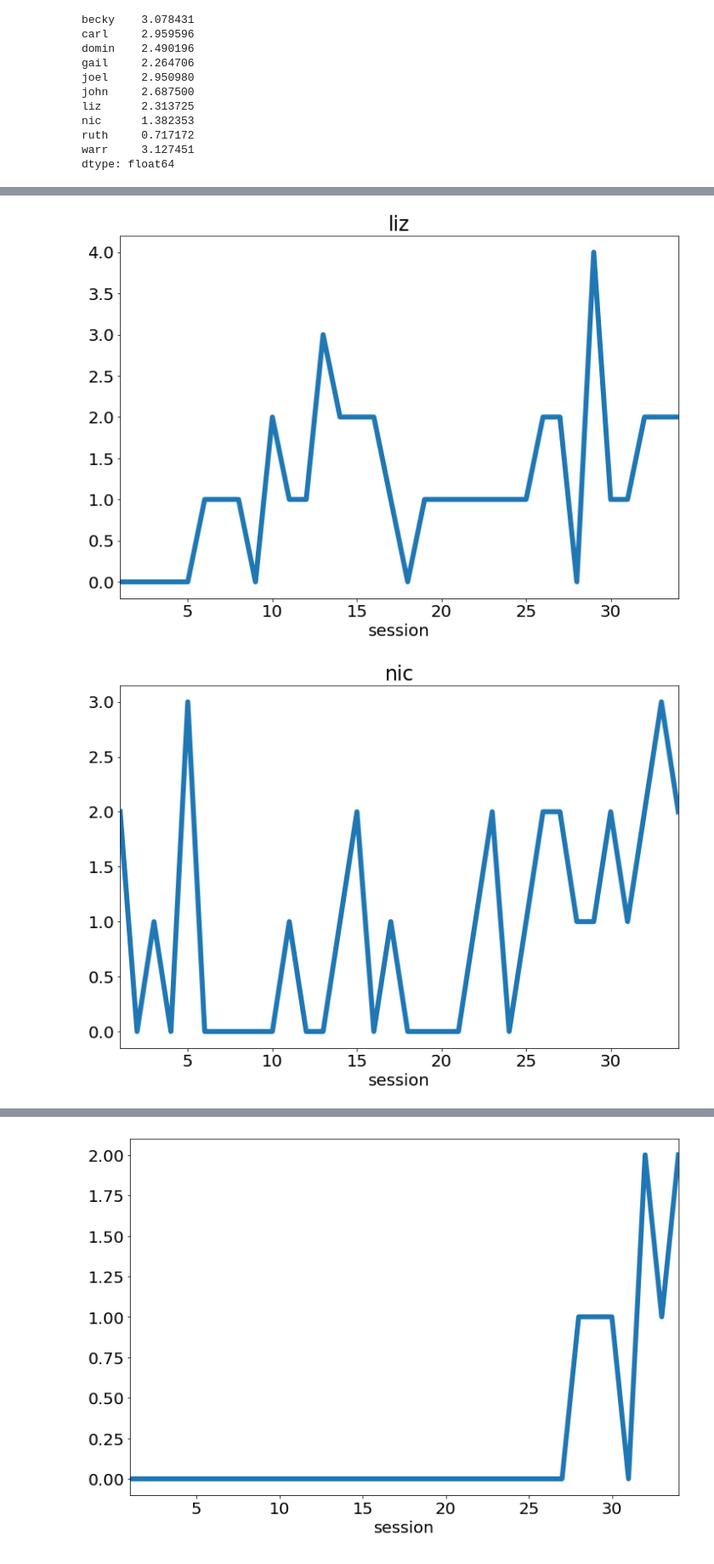
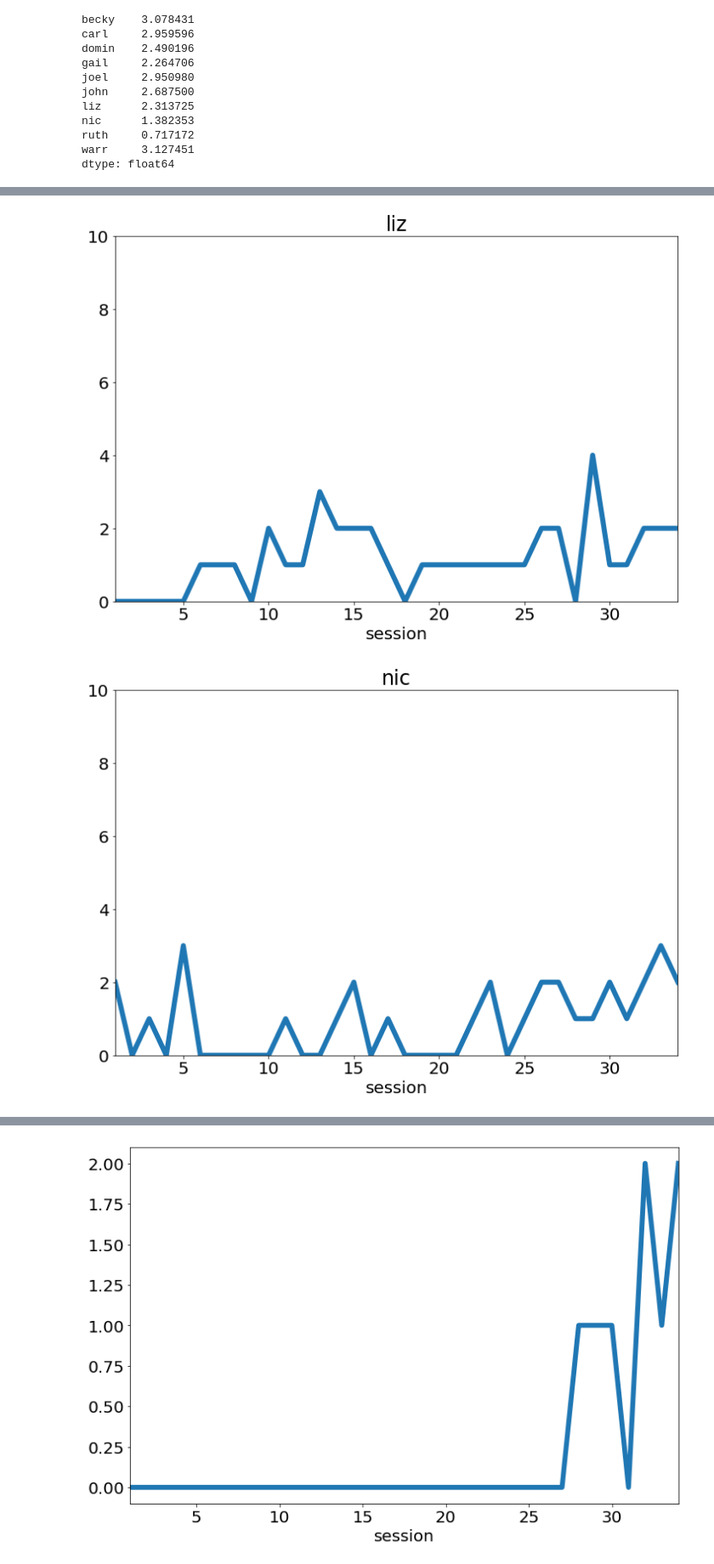
Before and after one commit to pfeyz/formulae-project, a Jupyter notebook: Top Types.ipynb, the cells around one changed output, grey strips where cells are left out. Shown at 85% size. Saved outputs shown, nothing was run; the diff lists cells and outputs as text; code cells hidden in the pictures.

Commit message:
bound y axis 0-10 on per-child graphs

```diff
--- a/Top Types.ipynb
+++ b/Top Types.ipynb
@@ -185,6 +185,7 @@ dtype: float64
 # %%
 d = stt[2].unstack('session').T
 for child in d.columns:
-    d[child].plot(title=child)
+    axes = d[child].plot(title=child)
+    axes.set_ybound(0, 10)
     plt.show()
 # %% [output]
@@ -199,2 +200,2 @@ for child in d.columns:
-[figure, old version]
+[figure, new version]
-[figure, old version]
+[figure, new version]
```
Also changed, not shown: parts of 1 cell of this notebook.
